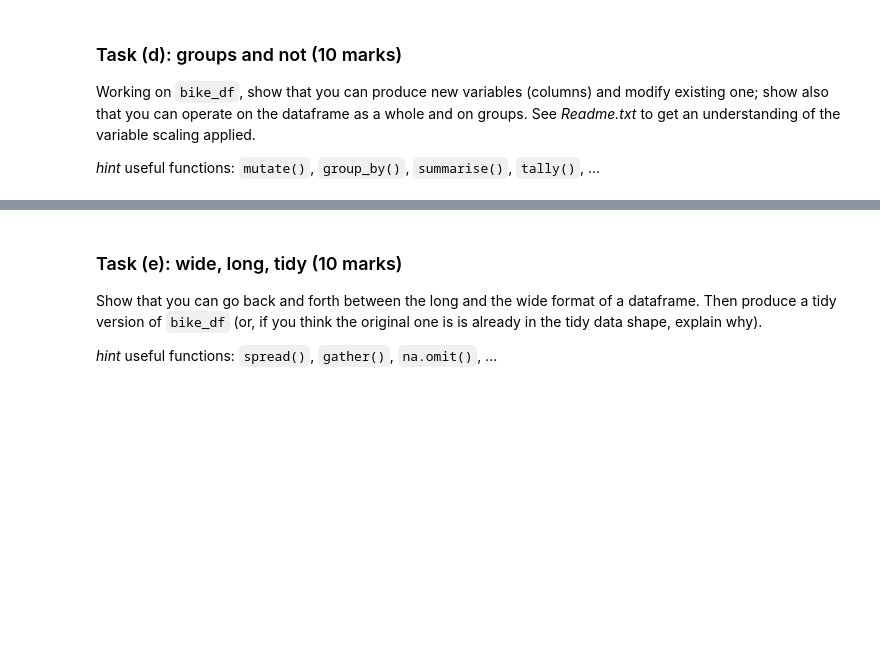
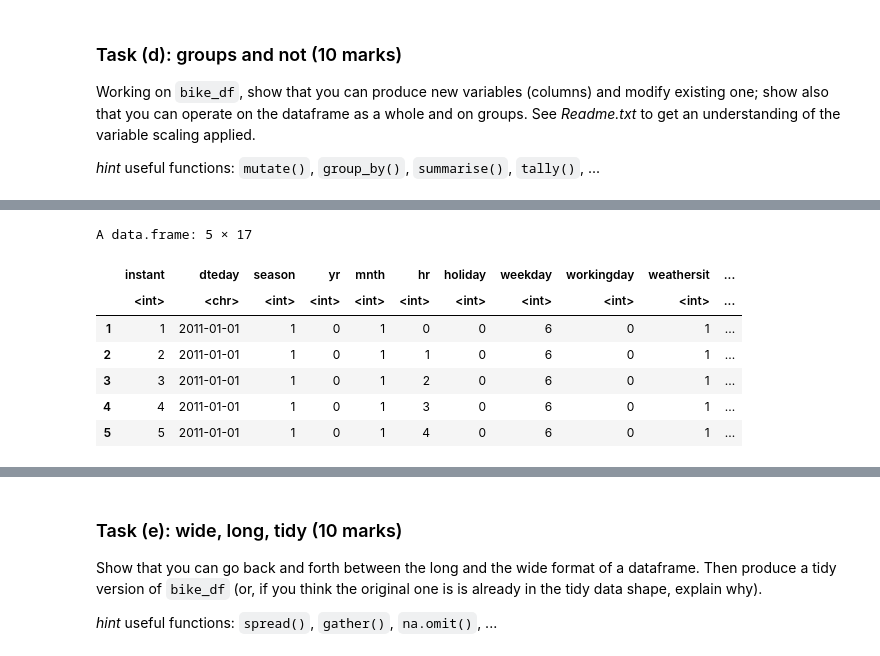
Before and after one commit to blackhakx/Data-Wrangling, a Jupyter notebook: DATA422_Assignment1_R.ipynb, the cells around one changed output, grey strips where cells are left out. Cells and saved outputs as stored; diff of their text form; code cells hidden in the pictures; blank space fills up the shorter version.

```diff
--- a/DATA422_Assignment1_R.ipynb
+++ b/DATA422_Assignment1_R.ipynb
@@ -211,0 +257,24 @@ _hint_ useful functions: `mutate()`, `group_by()`, `summarise()`, `tally()`, ...
+# %%
+#Modify existing column temp, atemp and hum to be non-normalized values
+#Copy data into new variable to prevent changes from original for this exercise
+bike_df_mod <- bike_df
+
+#Modify values by reversing normilization to show true values
+bike_df_mod$temp <- round(bike_df_mod$temp * 41,1)
+bike_df_mod$atemp <- round(bike_df_mod$atemp * 50,1)
+bike_df_mod$hum <- round(bike_df_mod$hum * 100,1)
+
+#Rename column names to show as being "true"
+rename(bike_df_mod,true_temp = temp) %>%
+    rename(,true_atemp = atemp) %>%
+    rename(,true_hum = hum)  %>%
+    head(bike_df_mod,n=5) #Show changes
+# %% [output]
+A data.frame: 5 × 17
+|  | instant | dteday | season | yr | mnth | hr | holiday | weekday | workingday | weathersit | ... |
+|  | <int> | <chr> | <int> | <int> | <int> | <int> | <int> | <int> | <int> | <int> | ... |
+| 1 | 1 | 2011-01-01 | 1 | 0 | 1 | 0 | 0 | 6 | 0 | 1 | ... |
+| 2 | 2 | 2011-01-01 | 1 | 0 | 1 | 1 | 0 | 6 | 0 | 1 | ... |
+| 3 | 3 | 2011-01-01 | 1 | 0 | 1 | 2 | 0 | 6 | 0 | 1 | ... |
+| 4 | 4 | 2011-01-01 | 1 | 0 | 1 | 3 | 0 | 6 | 0 | 1 | ... |
+| 5 | 5 | 2011-01-01 | 1 | 0 | 1 | 4 | 0 | 6 | 0 | 1 | ... |
```
Also changed, not shown: parts of 14 cells of this notebook.
